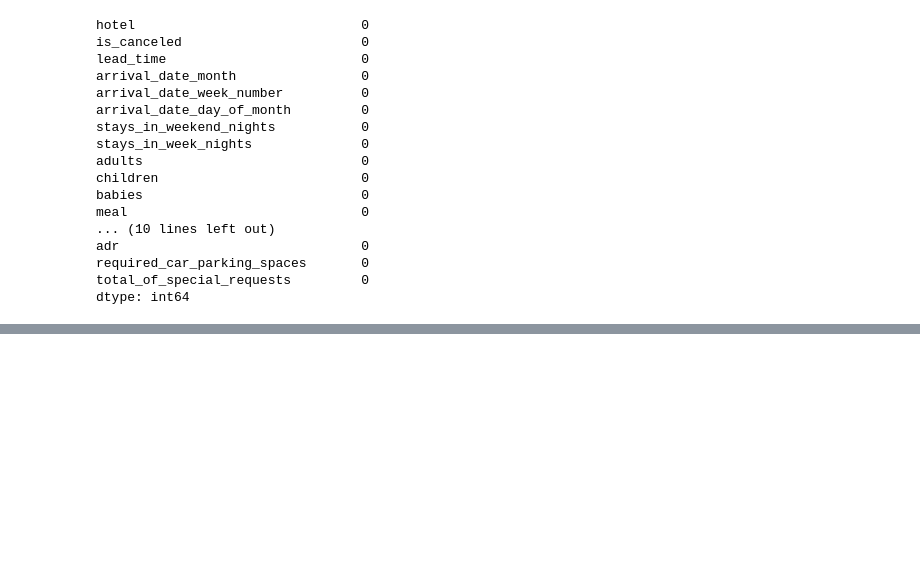
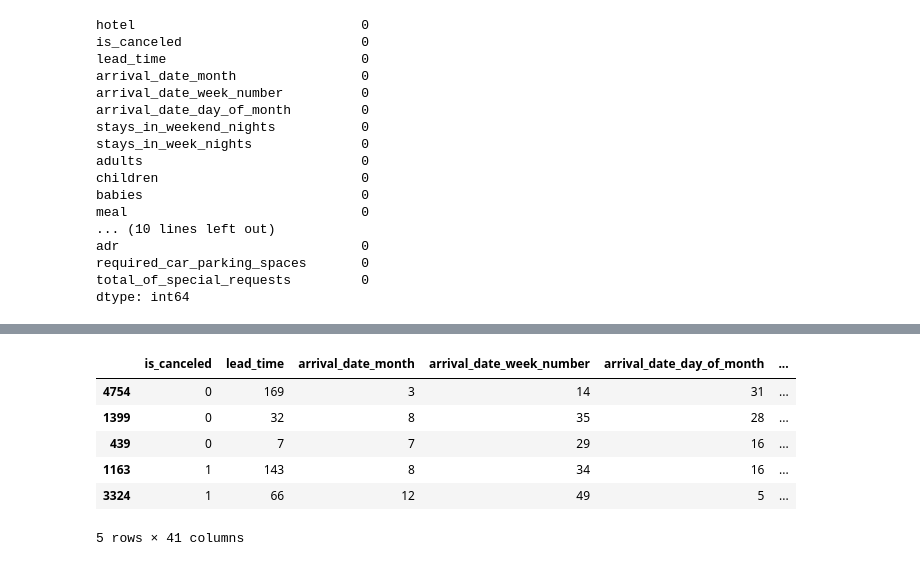
Before and after one commit to mateen-mk/Hotel-Booking-Cancellation, a Jupyter notebook: notebooks/trails.ipynb, the cells around one changed output, grey strips where cells are left out. Cells and saved outputs as stored; diff of their text form; code cells hidden in the pictures; blank space fills up the shorter version.

```diff
--- a/notebooks/trails.ipynb
+++ b/notebooks/trails.ipynb
@@ -106,0 +160,27 @@ ValueError: Shape of passed values is (200, 1), indices imply (200, 23)
+# %%
+def label_encoding_function(data: pd.DataFrame) -> pd.DataFrame:
+    month_order = ['January', 'February', 'March', 'April', 'May', 'June', 'July', 'August', 'September', 'October', 'November', 'December']
+    label_cols = ['arrival_date_month']
+    columns = label_cols if isinstance(label_cols, list) else [label_cols]
+    for col in columns:
+        data[col] = data[col].apply(lambda x: month_order.index(x) + 1)
+    return data
+
+def onehot_encoding_function(data: pd.DataFrame) -> pd.DataFrame:
+    one_hot_cols = ['hotel', 'meal', 'market_segment', 'distribution_channel', 'reserved_room_type', 'deposit_type', 'customer_type']
+    data = pd.get_dummies(data, columns=one_hot_cols, drop_first=True)
+    data = data.astype(int)
+    return data
+# %%
+train_df_encoded = label_encoding_function(train_df)
+train_df_encoded = onehot_encoding_function(train_df_encoded)
+# %%
+train_df_encoded.head()
+# %% [output]
+|  | is_canceled | lead_time | arrival_date_month | arrival_date_week_number | arrival_date_day_of_month | ... |
+| 4754 | 0 | 169 | 3 | 14 | 31 | ... |
+| 1399 | 0 | 32 | 8 | 35 | 28 | ... |
+| 439 | 0 | 7 | 7 | 29 | 16 | ... |
+| 1163 | 1 | 143 | 8 | 34 | 16 | ... |
+| 3324 | 1 | 66 | 12 | 49 | 5 | ... |
+5 rows × 41 columns
```
Also changed, not shown: parts of 14 cells of this notebook.
